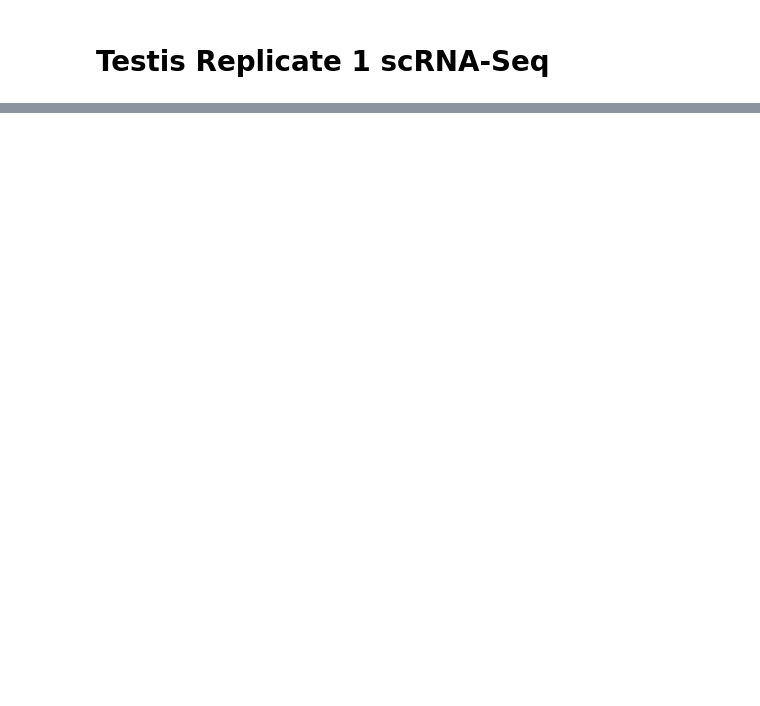
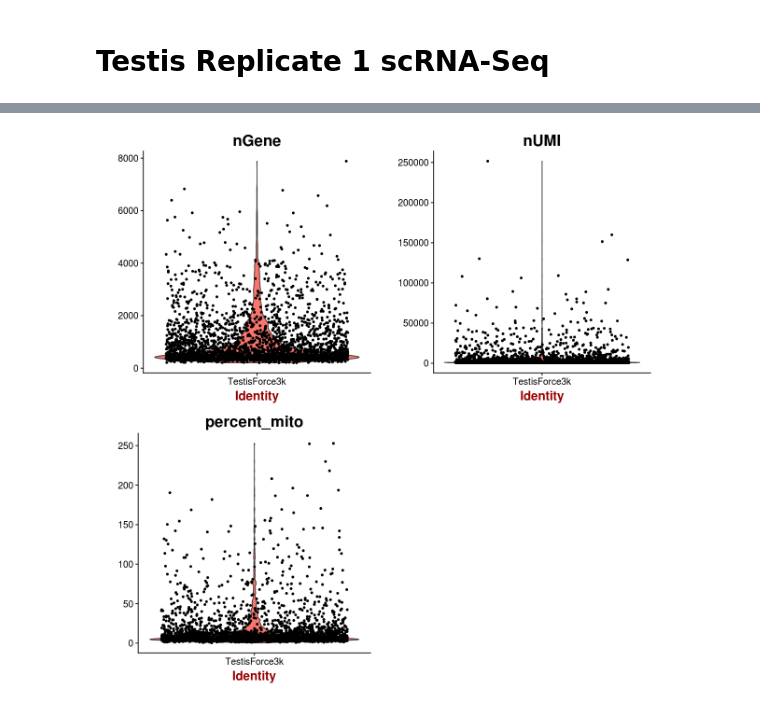
Before and after one commit to jfear/larval_gonad, a Jupyter notebook: notebook/2018-03-13_testis1_force_analysis.ipynb, the cells around one changed output, grey strips where cells are left out. Drawn from its saved outputs; the diff is of its cells as text; code cells hidden in the pictures; blank space fills up the shorter version.

```diff
--- a/notebook/2018-03-13_testis1_force_analysis.ipynb
+++ b/notebook/2018-03-13_testis1_force_analysis.ipynb
@@ -621,0 +7,10 @@ HTML(dat.to_html(classes='table table-striped'))
+# %%
+DATA_DIR <- '../output/testis1_force/outs/filtered_gene_bc_matrices/dm6.16'
+OUTDIR <- '../output/testis1_scRNAseq_3k'
+REFERENCES_DIR <- Sys.getenv('REFERENCES_DIR')
+NAME <- 'TestisForce3k'
+
+# Get list of mitochondiral genes
+fbgn2chrom <- read.table('../output/fbgn2chrom.tsv', header=T)
+fbgn2symbol <- read.csv(file.path(REFERENCES_DIR, 'dmel/r6-16/fb_annotation/dmel_r6-16.fb_annotation'), header=T, sep = '\t')[, c('gene_symbol', 'primary_FBgn')]
+mito <- fbgn2chrom[fbgn2chrom$chrom == 'chrM', 'FBgn']
@@ -621,0 +40,17 @@ HTML(dat.to_html(classes='table table-striped'))
+# %%
+# Load the 10x dataset
+tenX.data <- Read10X(data.dir=DATA_DIR)
+
+# Initialize the Seurat object with the raw (non-normalized data).
+# Keep all genes expressed in >= 3 cells (~0.1% of the data). Keep all cells with at least 200 detected genes
+sobj <- CreateSeuratObject(raw.data = tenX.data, min.cells = 3, min.genes = 200, project = NAME)
+nCells <- dim(sobj@meta.data)[1]
+
+# calculate the percent genes on chrom M
+mask <- row.names(sobj@raw.data) %in% mito
+percent.mito <- Matrix::colSums(sobj@raw.data[mask, ]/Matrix::colSums(sobj@raw.data)) * 100
+sobj <- AddMetaData(object = sobj, metadata = percent.mito, col.name = "percent_mito")
+# %%
+VlnPlot(object = sobj, features.plot = c('nGene', 'nUMI', 'percent_mito'), nCol = 2)
+# %% [output]
+[figure, added]
```
Also changed, not shown: parts of 64 cells of this notebook, 2 other files.
